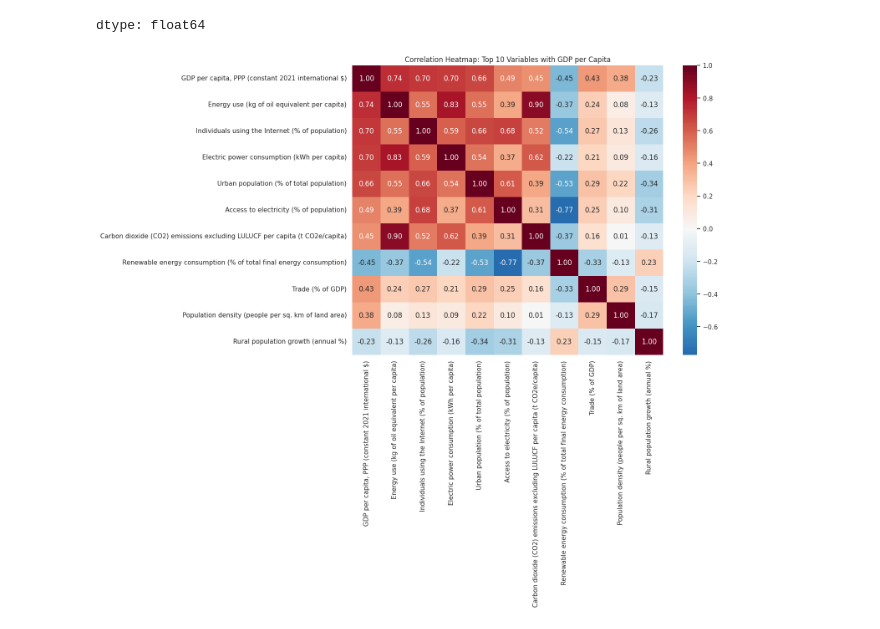
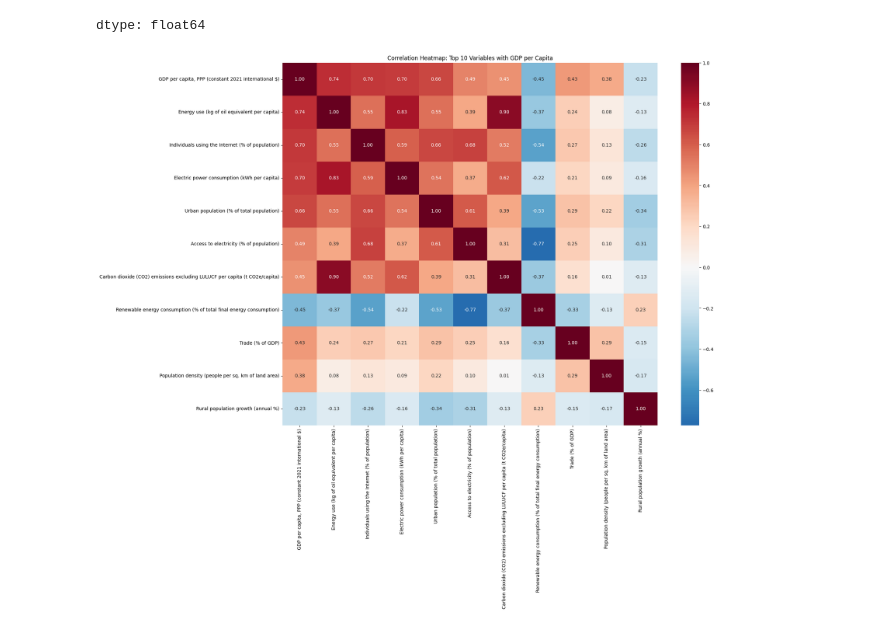
Before and after one commit to abijeet-dhillon/data601_project, a Jupyter notebook: notebooks/DATA601_Project.ipynb, the cells around one changed output. Cells and saved outputs as stored; diff of their text form; code cells hidden in the pictures.

```diff
--- a/notebooks/DATA601_Project.ipynb
+++ b/notebooks/DATA601_Project.ipynb
@@ -487,18 +448,0 @@ There are a few ways our data could come off as mis-leading on a graph that coul
-# %%
-# GPD per capita - Histogram (4 sub-graph 2006/2011/2016/2021)
-selected_years = [2006, 2011, 2016, 2021]
-sns.set_theme(style="whitegrid")
-fig,axes = plt.subplots(2, 2, figsize = (14, 10))
-
-for ax, year in zip(axes.flat, selected_years):
-  yearly_data = df_final[df_final["Year"] == year]
-
-  sns.histplot(data = yearly_data, x = "GDP per capita, PPP (constant 2021 international $)", bins = 30, kde = True, ax = ax)
-
-  ax.set_title(f"GDP per Capita - {year}")
-  ax.set_xlabel("GDP per Capita, PPP (constant 2021 international $)")
-  ax.set_ylabel("Number of Countries")
-
-plt.suptitle("Distribution of GDP per Capita")
-plt.tight_layout()
-plt.show()
@@ -661,10 +464,6 @@ plt.show()
 matrix or heatmap.
 - Clear labeling and
 formatting.
-# %%
-# Define corr matrix
-numeric_df = df_final.drop(columns=["Country Name", "Year"])
-corr_matrix = numeric_df.corr()
 # %%
 # Heatmap of all variables
 plt.figure(figsize=(18, 14))
@@ -709,30 +508,30 @@ dtype: float64
 # %%
 # Heatmap of top 10 variables most strongly correlated with GDP based on absolute correlation
 # Define top 10 variables based on absolute correlation with GDP
 top_11 = (gdp_corr
           .abs()                              # We will use absolute values
           .sort_values(ascending=False)       # Sort highest to lowest
           .head(11)
           .index)                             # Only get the name, not the absolute values. We still use the original values later
 
 # Remove Rural population because it is complementary to Urban population
 top_10 = top_11.drop("Rural population (% of total population)")
 
 # Add GDP
 variables = [gdp] + list(top_10)
 
 # Get the original correlation values of variables
 top_corr = corr_matrix.loc[variables, variables]
 
 # Heatmap
-plt.figure(figsize=(12, 9))
+plt.figure(figsize=(18, 14))
 sns.heatmap(top_corr,
             annot=True,
             fmt=".2f",
             cmap="RdBu_r",
             center=0)
 
 plt.title("Correlation Heatmap: Top 10 Variables with GDP per Capita")
 plt.show()
 # %% [output]
-[figure, old version]
+[figure, new version]
```
Also changed, not shown: parts of 36 cells of this notebook.
